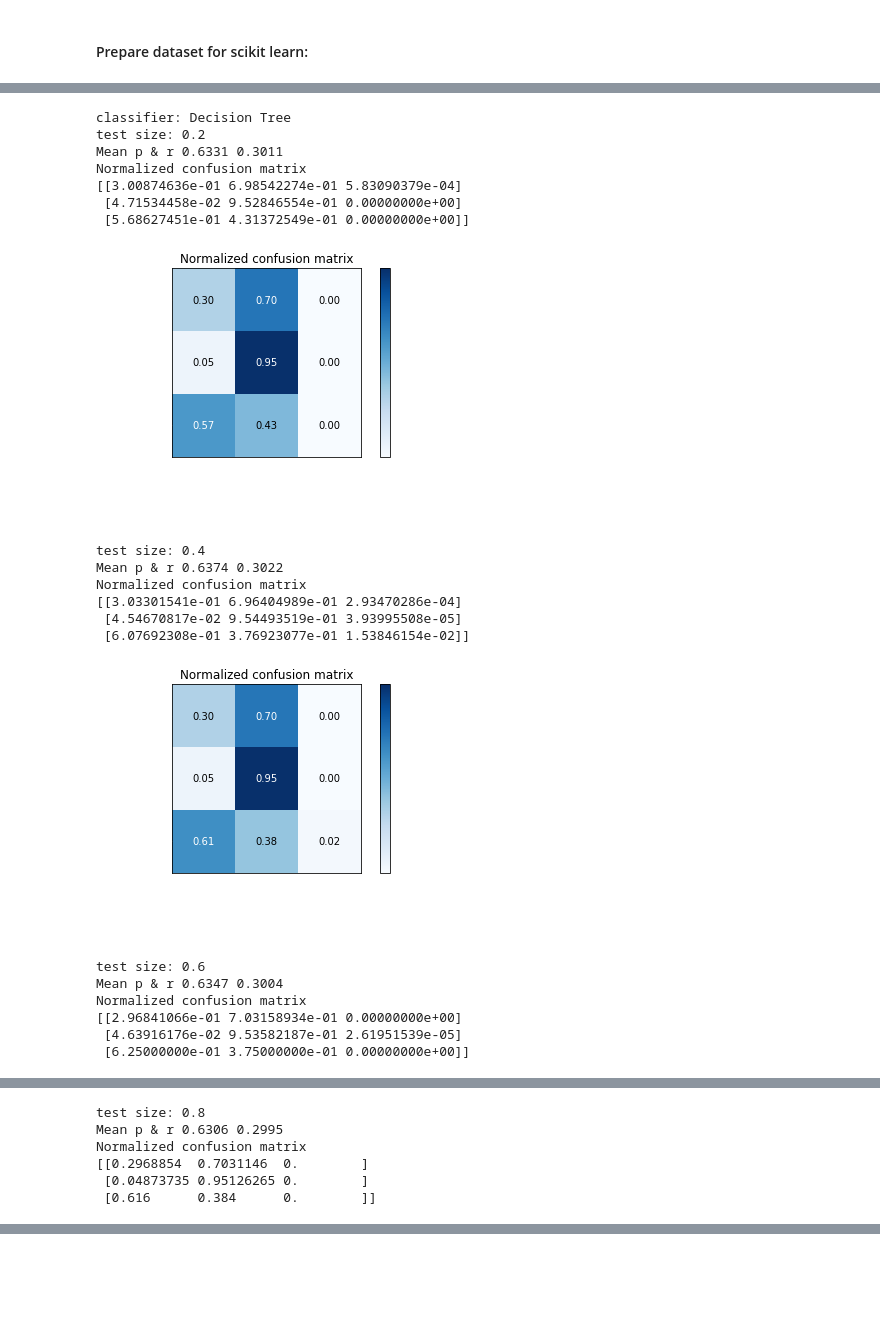
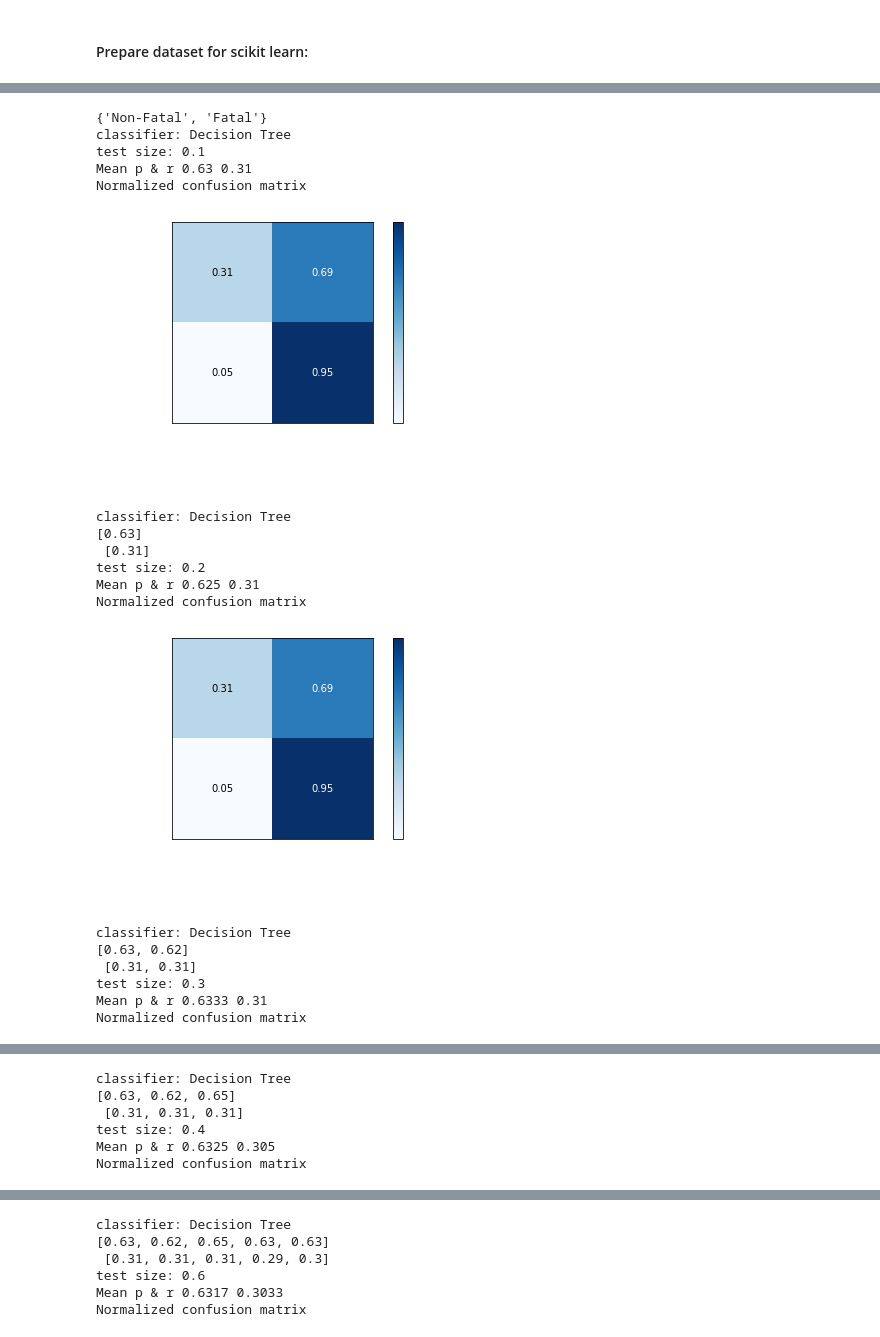
Before and after one commit to tfio17/flight-incident-prediction, a Jupyter notebook: aviation accident dec 7.ipynb, the cells around one changed output, grey strips where cells are left out. Cells and saved outputs as stored; diff of their text form; code cells hidden in the pictures; blank space fills up the shorter version.

Commit message:
cleaned copy

```diff
--- a/aviation accident dec 7.ipynb
+++ b/aviation accident dec 7.ipynb
@@ -234,6 +234,8 @@ def preprocess_accident_data(accident_df):
     del accident_df['Total.Minor.Injuries']
     del accident_df['Total.Uninjured']
 
+    accident_df = accident_df[accident_df['Severity'].isin(['Fatal','Non-Fatal'])]
+
     return accident_df
 # %%
 clean_accidents = preprocess_accident_data(accident_df)
@@ -338,4 +342,0 @@ features = features.remove('Aircraft.Damage')
-# %%
-features = ['Weather.Condition','Make','Model']
-
-clean_accidents = preprocess_accident_data(accident_df)
@@ -385,3 +421,5 @@ paws = ['Event.Date',
+# %%
+classes = ['Fatal', 'Non-Fatal']
 # %%
 # this is the cell where it all happens
 
@@ -415,6 +453,8 @@ from sklearn.discriminant_analysis import QuadraticDiscriminantAnalysis
 features = ['Weather.Condition','Make','Model']
 X = clean_accidents[paws + ['Number.of.Engines']]
 y = clean_accidents['Severity']
+
+print(set(y))
 
 # https://scikit-learn.org/stable/auto_examples/classification/plot_classifier_comparison.html
 names = ["Decision Tree", "AdaBoost", "gradaboost"]
@@ -456,59 +496,66 @@ preprocessor = ColumnTransformer(
 
 # Append classifier to preprocessing pipeline.
 # Now we have a full prediction pipeline.
-tsizes = [0.2, 0.4, 0.6, 0.8]
+tsizes = [0.1,0.2,0.3,0.4,0.5,0.6,0.7,0.8,0.9]
 
 # loop through classifiers, for each classifier test performance when using various sample sizes.  chart precision vs recall for each classifier
 for classifier in classifiers:
     print(f'classifier: {names[classifiers.index(classifier)]}')
     clf = Pipeline(steps=[('preprocessor', preprocessor),
                           ('classifier', classifier)])
     tsize_precision = []
     tsize_recall = []
     for tsize in tsizes:
         print(f'test size: {tsize}')
         X_train, X_test, y_train, y_test = train_test_split(X, y, test_size=tsize)
 
         clf.fit(X_train, y_train)
 
         tn, fp, fn, tp = confusion_matrix(y_test, clf.predict(X_test), labels=['Non-Fatal', 'Fatal']).ravel()
         precision = (tp)/(tp+fp)
         recall = (tp)/(fn+tp)
-        tsize_precision.append(precision)
-        tsize_recall.append(recall)
+        tsize_precision.append(round(precision,2))
+        tsize_recall.append(round(recall,2))
         print('Mean p & r',round(sum(tsize_precision)/len(tsize_precision),4),round(sum(tsize_recall)/len(tsize_recall),4))
         labels=['Non-Fatal', 'Fatal']
         classes = labels
         plot_confusion_matrix(y_test, clf.predict(X_test), classes,
                           normalize=True,
                           title=None,
                           cmap=plt.cm.Blues)
         plt.show()
+        print(f'classifier: {names[classifiers.index(classifier)]}')
+        print(tsize_precision, '\n',tsize_recall)
 
 
-    plt.plot(tsize_precision, tsize_recall, label=f'tsize: {tsize}')
 
-plt.title('varying tsize precision and recall per classifier')
-plt.show()
+    plt.plot(tsizes, tsize_precision)
+    plt.plot(tsizes, tsize_recall)
+    plt.title('Precision & Recall by Training Set Size',color='white')
+    plt.ylim=([0,100])
+    plt.show()
+
+
+#plt.title('Precision & Recall by Training Set Size',color='white')
+#plt.ylim=(0,100)
+#plt.show()
 # %% [output]
+{'Non-Fatal', 'Fatal'}
 classifier: Decision Tree
-test size: 0.2
-Mean p & r 0.6331 0.3011
+test size: 0.1
+Mean p & r 0.63 0.31
 Normalized confusion matrix
-[[3.00874636e-01 6.98542274e-01 5.83090379e-04]
- [4.71534458e-02 9.52846554e-01 0.00000000e+00]
- [5.68627451e-01 4.31372549e-01 0.00000000e+00]]
-[figure, old version]
+[figure, new version]
-test size: 0.4
-Mean p & r 0.6374 0.3022
+classifier: Decision Tree
+[0.63]
+ [0.31]
+test size: 0.2
+Mean p & r 0.625 0.31
 Normalized confusion matrix
-[[3.03301541e-01 6.96404989e-01 2.93470286e-04]
- [4.54670817e-02 9.54493519e-01 3.93995508e-05]
- [6.07692308e-01 3.76923077e-01 1.53846154e-02]]
-[figure, old version]
+[figure, new version]
-test size: 0.6
-Mean p & r 0.6347 0.3004
+classifier: Decision Tree
+[0.63, 0.62]
+ [0.31, 0.31]
+test size: 0.3
+Mean p & r 0.6333 0.31
 Normalized confusion matrix
-[[2.96841066e-01 7.03158934e-01 0.00000000e+00]
- [4.63916176e-02 9.53582187e-01 2.61951539e-05]
- [6.25000000e-01 3.75000000e-01 0.00000000e+00]]
@@ -516,6 +563,6 @@ Normalized confusion matrix
-test size: 0.8
-Mean p & r 0.6306 0.2995
+classifier: Decision Tree
+[0.63, 0.62, 0.65]
+ [0.31, 0.31, 0.31]
+test size: 0.4
+Mean p & r 0.6325 0.305
 Normalized confusion matrix
-[[0.2968854  0.7031146  0.        ]
- [0.04873735 0.95126265 0.        ]
- [0.616      0.384      0.        ]]
@@ -530,0 +577,6 @@ Normalized confusion matrix
+classifier: Decision Tree
+[0.63, 0.62, 0.65, 0.63, 0.63]
+ [0.31, 0.31, 0.31, 0.29, 0.3]
+test size: 0.6
+Mean p & r 0.6317 0.3033
+Normalized confusion matrix
```
Also changed, not shown: parts of 37 cells of this notebook.
